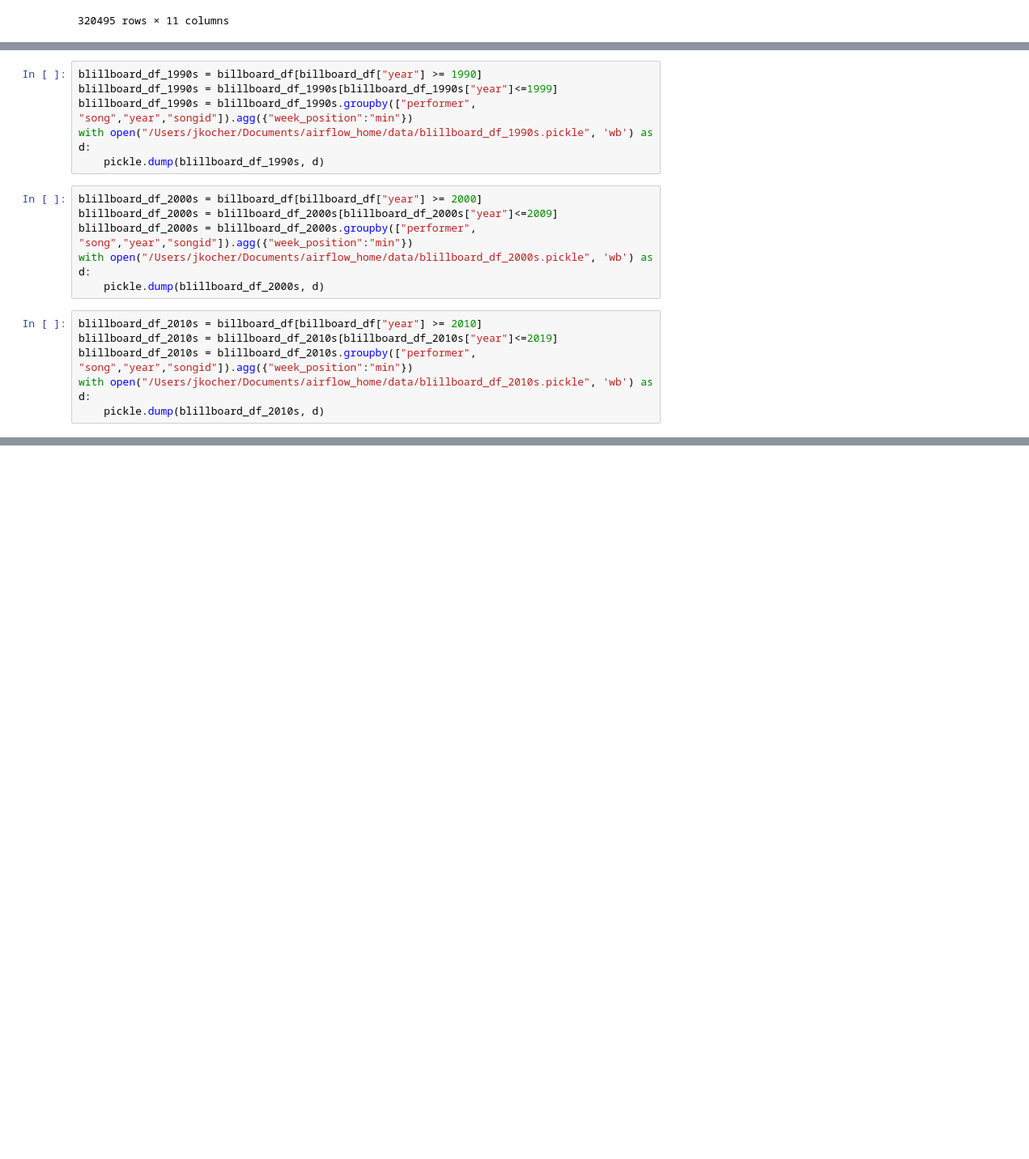
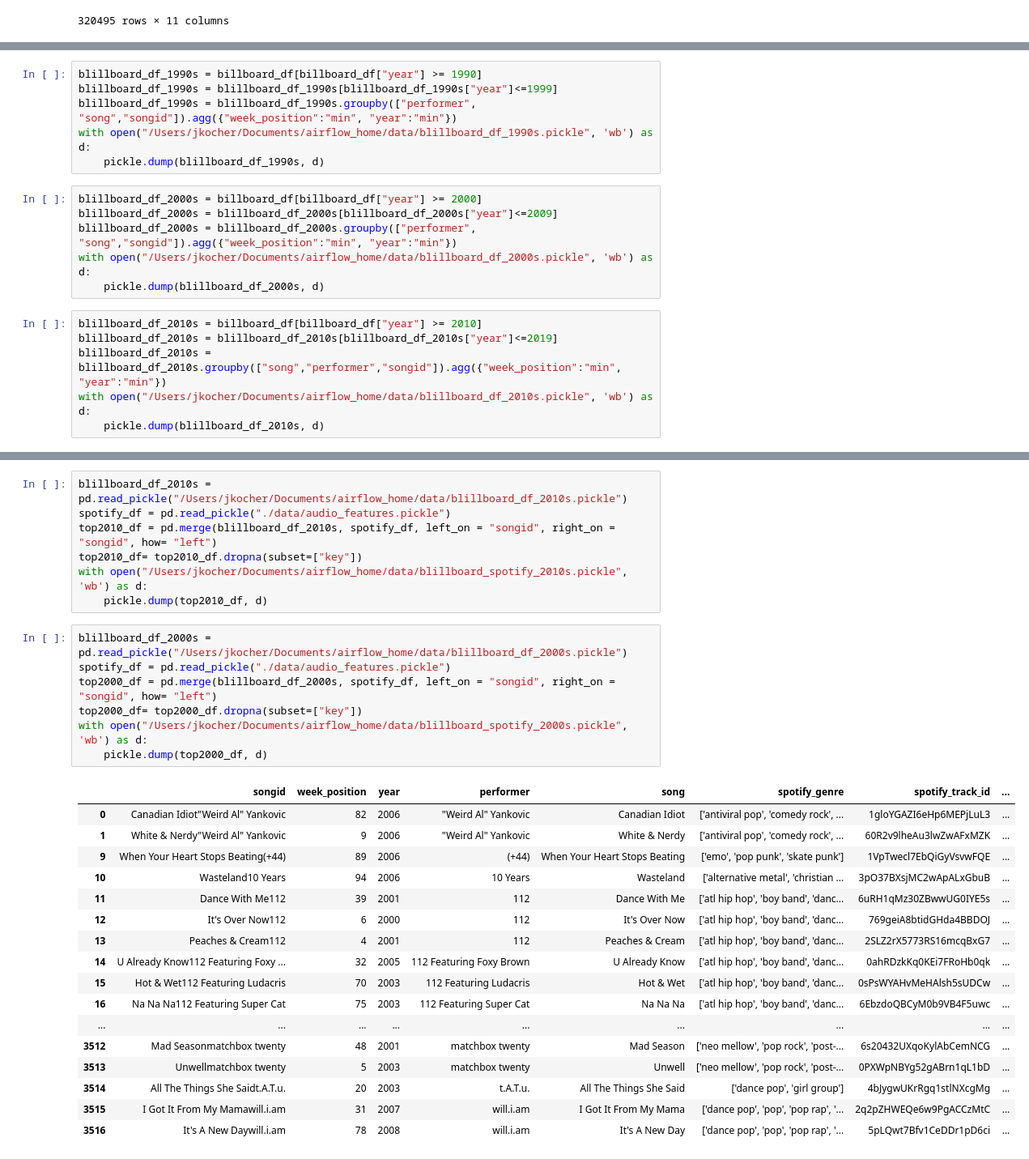
Before and after one commit to JKocher13/DataEngineering.Labs.AirflowProject, a Jupyter notebook: Python_Notebook_for_Airflow_Project.ipynb, the cells around one changed output, grey strips where cells are left out. Shown at 81% size. Drawn from its saved outputs; the diff is of its cells as text; blank space fills up the shorter version.

Commit message:
add merge function

```diff
--- a/Python_Notebook_for_Airflow_Project.ipynb
+++ b/Python_Notebook_for_Airflow_Project.ipynb
@@ -89,18 +70,18 @@ with open("/Users/jkocher/Documents/airflow_home/data/blillboard_df_1980s.pickle
 # %%
 blillboard_df_1990s = billboard_df[billboard_df["year"] >= 1990]
 blillboard_df_1990s = blillboard_df_1990s[blillboard_df_1990s["year"]<=1999]
-blillboard_df_1990s = blillboard_df_1990s.groupby(["performer", "song","year","songid"]).agg({"week_position":"min"})
+blillboard_df_1990s = blillboard_df_1990s.groupby(["performer", "song","songid"]).agg({"week_position":"min", "year":"min"})
 with open("/Users/jkocher/Documents/airflow_home/data/blillboard_df_1990s.pickle", 'wb') as d:
     pickle.dump(blillboard_df_1990s, d)
 # %%
 blillboard_df_2000s = billboard_df[billboard_df["year"] >= 2000]
 blillboard_df_2000s = blillboard_df_2000s[blillboard_df_2000s["year"]<=2009]
-blillboard_df_2000s = blillboard_df_2000s.groupby(["performer", "song","year","songid"]).agg({"week_position":"min"})
+blillboard_df_2000s = blillboard_df_2000s.groupby(["performer", "song","songid"]).agg({"week_position":"min", "year":"min"})
 with open("/Users/jkocher/Documents/airflow_home/data/blillboard_df_2000s.pickle", 'wb') as d:
     pickle.dump(blillboard_df_2000s, d)
 # %%
 blillboard_df_2010s = billboard_df[billboard_df["year"] >= 2010]
 blillboard_df_2010s = blillboard_df_2010s[blillboard_df_2010s["year"]<=2019]
-blillboard_df_2010s = blillboard_df_2010s.groupby(["performer", "song","year","songid"]).agg({"week_position":"min"})
+blillboard_df_2010s = blillboard_df_2010s.groupby(["song","performer","songid"]).agg({"week_position":"min", "year":"min"})
 with open("/Users/jkocher/Documents/airflow_home/data/blillboard_df_2010s.pickle", 'wb') as d:
     pickle.dump(blillboard_df_2010s, d)
@@ -106,0 +111,32 @@ with open("/Users/jkocher/Documents/airflow_home/data/blillboard_df_2010s.pickle
+# %%
+blillboard_df_2010s = pd.read_pickle("/Users/jkocher/Documents/airflow_home/data/blillboard_df_2010s.pickle")
+spotify_df = pd.read_pickle("./data/audio_features.pickle")
+top2010_df = pd.merge(blillboard_df_2010s, spotify_df, left_on = "songid", right_on = "songid", how= "left")
+top2010_df= top2010_df.dropna(subset=["key"])
+with open("/Users/jkocher/Documents/airflow_home/data/blillboard_spotify_2010s.pickle", 'wb') as d:
+    pickle.dump(top2010_df, d)
+# %%
+blillboard_df_2000s = pd.read_pickle("/Users/jkocher/Documents/airflow_home/data/blillboard_df_2000s.pickle")
+spotify_df = pd.read_pickle("./data/audio_features.pickle")
+top2000_df = pd.merge(blillboard_df_2000s, spotify_df, left_on = "songid", right_on = "songid", how= "left")
+top2000_df= top2000_df.dropna(subset=["key"])
+with open("/Users/jkocher/Documents/airflow_home/data/blillboard_spotify_2000s.pickle", 'wb') as d:
+    pickle.dump(top2000_df, d)
+# %% [output]
+|  | songid | week_position | year | performer | song | spotify_genre | spotify_track_id | ... |
+| 0 | Canadian Idiot"Weird Al" Yankovic | 82 | 2006 | "Weird Al" Yankovic | Canadian Idiot | ['antiviral pop', 'comedy rock', ... | 1gloYGAZI6eHp6MEPjLuL3 | ... |
+| 1 | White & Nerdy"Weird Al" Yankovic | 9 | 2006 | "Weird Al" Yankovic | White & Nerdy | ['antiviral pop', 'comedy rock', ... | 60R2v9lheAu3lwZwAFxMZK | ... |
+| 9 | When Your Heart Stops Beating(+44) | 89 | 2006 | (+44) | When Your Heart Stops Beating | ['emo', 'pop punk', 'skate punk'] | 1VpTwecl7EbQiGyVsvwFQE | ... |
+| 10 | Wasteland10 Years | 94 | 2006 | 10 Years | Wasteland | ['alternative metal', 'christian ... | 3pO37BXsjMC2wApALxGbuB | ... |
+| 11 | Dance With Me112 | 39 | 2001 | 112 | Dance With Me | ['atl hip hop', 'boy band', 'danc... | 6uRH1qMz30ZBwwUG0IYE5s | ... |
+| 12 | It's Over Now112 | 6 | 2000 | 112 | It's Over Now | ['atl hip hop', 'boy band', 'danc... | 769geiA8btidGHda4BBDOJ | ... |
+| 13 | Peaches & Cream112 | 4 | 2001 | 112 | Peaches & Cream | ['atl hip hop', 'boy band', 'danc... | 2SLZ2rX5773RS16mcqBxG7 | ... |
+| 14 | U Already Know112 Featuring Foxy ... | 32 | 2005 | 112 Featuring Foxy Brown | U Already Know | ['atl hip hop', 'boy band', 'danc... | 0ahRDzkKq0KEi7FRoHb0qk | ... |
+| 15 | Hot & Wet112 Featuring Ludacris | 70 | 2003 | 112 Featuring Ludacris | Hot & Wet | ['atl hip hop', 'boy band', 'danc... | 0sPsWYAHvMeHAlsh5sUDCw | ... |
+| 16 | Na Na Na112 Featuring Super Cat | 75 | 2003 | 112 Featuring Super Cat | Na Na Na | ['atl hip hop', 'boy band', 'danc... | 6EbzdoQBCyM0b9VB4F5uwc | ... |
+| ... | ... | ... | ... | ... | ... | ... | ... | ... |
+| 3512 | Mad Seasonmatchbox twenty | 48 | 2001 | matchbox twenty | Mad Season | ['neo mellow', 'pop rock', 'post-... | 6s20432UXqoKylAbCemNCG | ... |
+| 3513 | Unwellmatchbox twenty | 5 | 2003 | matchbox twenty | Unwell | ['neo mellow', 'pop rock', 'post-... | 0PXWpNBYg52gABrn1qL1bD | ... |
+| 3514 | All The Things She Saidt.A.T.u. | 20 | 2003 | t.A.T.u. | All The Things She Said | ['dance pop', 'girl group'] | 4bJygwUKrRgq1stlNXcgMg | ... |
+| 3515 | I Got It From My Mamawill.i.am | 31 | 2007 | will.i.am | I Got It From My Mama | ['dance pop', 'pop', 'pop rap', '... | 2q2pZHWEQe6w9PgACCzMtC | ... |
+| 3516 | It's A New Daywill.i.am | 78 | 2008 | will.i.am | It's A New Day | ['dance pop', 'pop', 'pop rap', '... | 5pLQwt7Bfv1CeDDr1pD6ci | ... |
```
Also changed, not shown: parts of 11 cells of this notebook, 12 other files.
